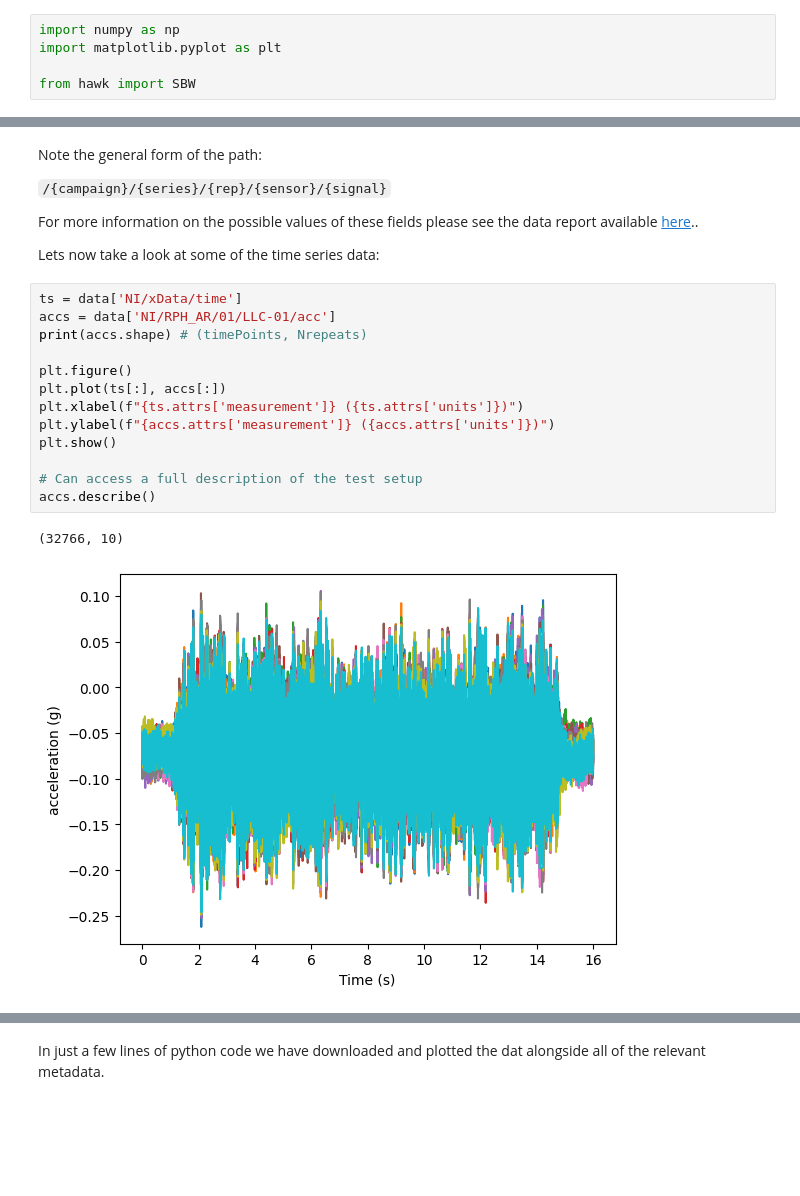
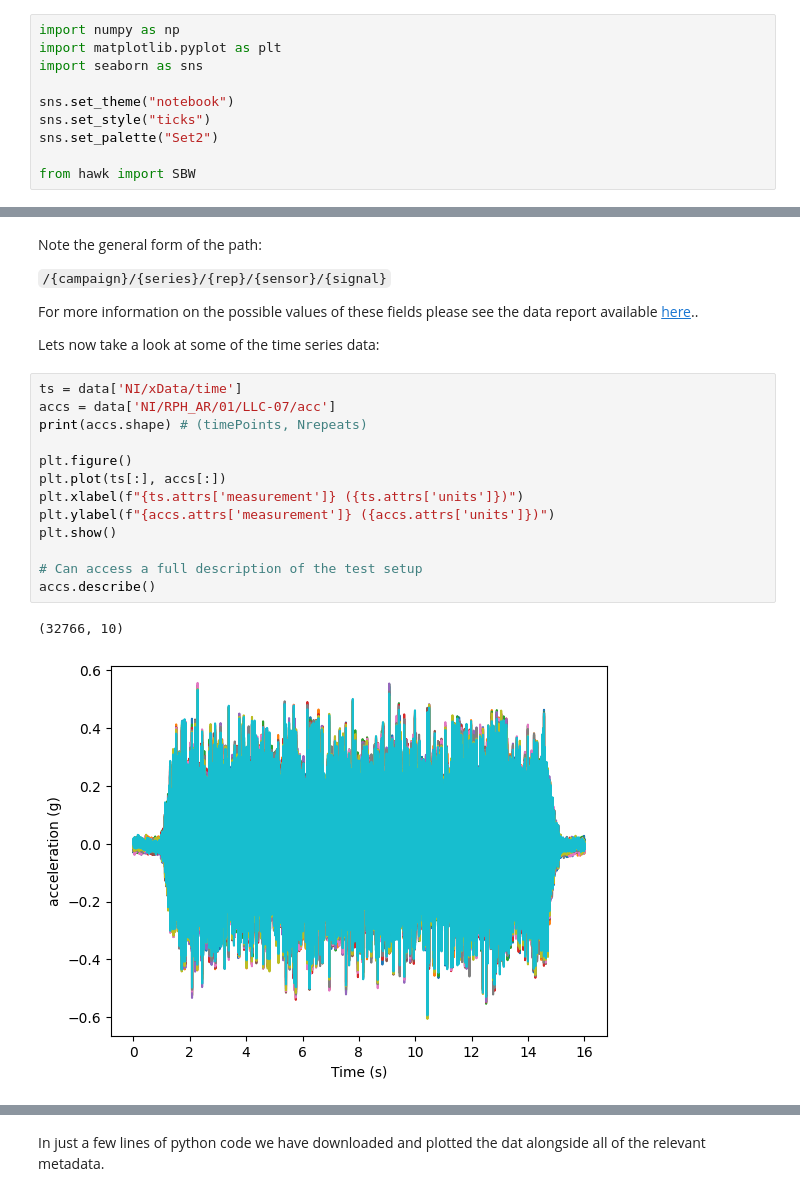
Before and after one commit to MDCHAMP/hawk-data, a Jupyter notebook: examples/usage.ipynb, the cells around one changed output, grey strips where cells are left out. Saved outputs shown, nothing was run; the diff lists cells and outputs as text; blank space fills up the shorter version.

Commit message:
more notebooks

```diff
--- a/examples/usage.ipynb
+++ b/examples/usage.ipynb
@@ -12,6 +12,11 @@ This notebook will guide the user through the use of the `hawk` package for inte
 # %%
 import numpy as np
 import matplotlib.pyplot as plt
+import seaborn as sns
+
+sns.set_theme("notebook")
+sns.set_style("ticks")
+sns.set_palette("Set2")
 
 from hawk import SBW
 # %% [markdown]
@@ -171,20 +176,20 @@ For more information on the possible values of these fields please see the data
 Lets now take a look at some of the time series data:
 # %%
 ts = data['NI/xData/time']
-accs = data['NI/RPH_AR/01/LLC-01/acc']
+accs = data['NI/RPH_AR/01/LLC-07/acc']
 print(accs.shape) # (timePoints, Nrepeats)
 
 plt.figure()
 plt.plot(ts[:], accs[:])
 plt.xlabel(f"{ts.attrs['measurement']} ({ts.attrs['units']})")
 plt.ylabel(f"{accs.attrs['measurement']} ({accs.attrs['units']})")
 plt.show()
 
 # Can access a full description of the test setup
 accs.describe()
 # %% [output]
 (32766, 10)
-[figure, old version]
+[figure, new version]
 {'testCampaign': 'NI',
  'testSeries': 'RPH_AR',
  'testRepeat': '01',
```
Also changed, not shown: parts of 1 cell of this notebook, 1 other file.
